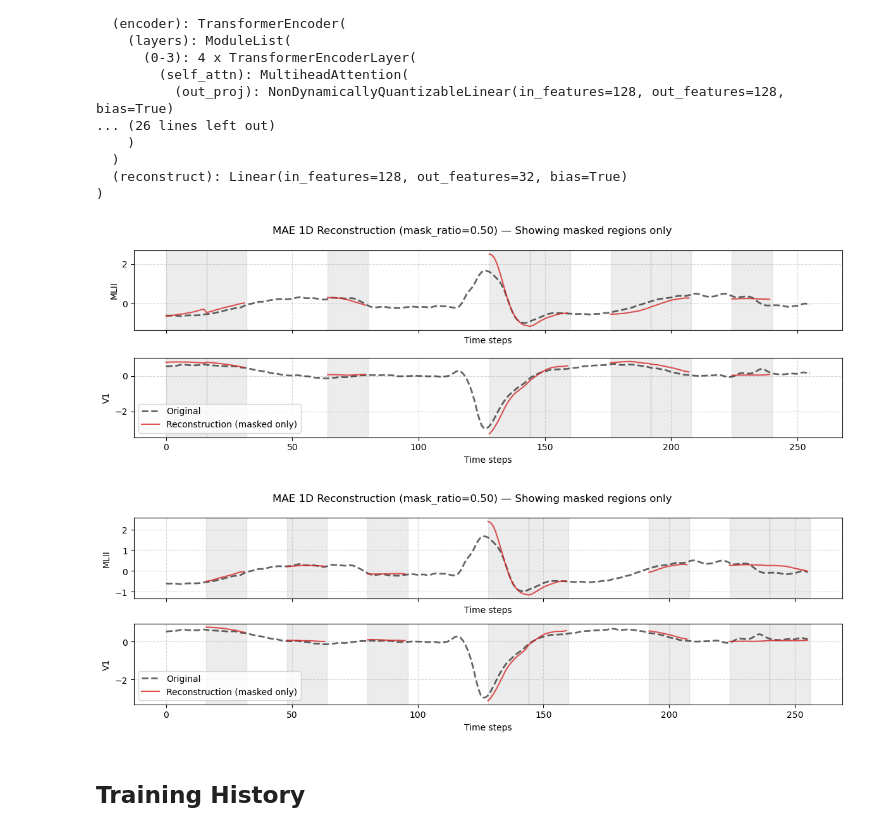
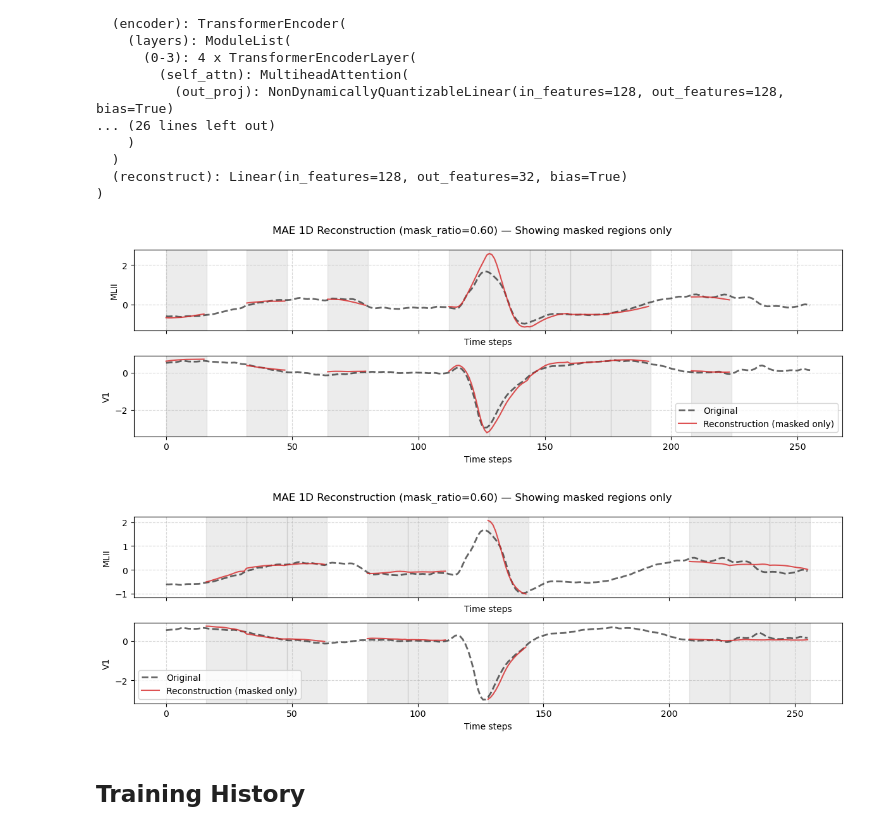
Before and after one commit to Rpadilla15/Arrhythmia-Classification, a Jupyter notebook: Experiments/transf.ipynb, the cells around one changed output. Saved outputs shown, nothing was run; the diff lists cells and outputs as text; code cells hidden in the pictures.

Commit message:
Figure checks

```diff
--- a/Experiments/transf.ipynb
+++ b/Experiments/transf.ipynb
@@ -147,11 +147,11 @@ def visualize_mae_reconstruction(model, x, leads=['MLII', 'V1'], mask_ratio=0.4,
     plt.tight_layout()
     plt.show()
 # %%
-visualize_mae_reconstruction(model2, signals_val, mask_ratio=0.5, sample_idx=0)
-visualize_mae_reconstruction(model2, signals_train, mask_ratio=0.5, sample_idx=0)
+visualize_mae_reconstruction(model2, signals_val, mask_ratio=0.6, sample_idx=0)
+visualize_mae_reconstruction(model2, signals_train, mask_ratio=0.6, sample_idx=0)
 # %% [output]
-[figure, old version]
+[figure, new version]
-[figure, old version]
+[figure, new version]
 # %% [markdown]
 ## Training History
 # %%
```
Also changed, not shown: parts of 2 cells of this notebook, 1 other file.
